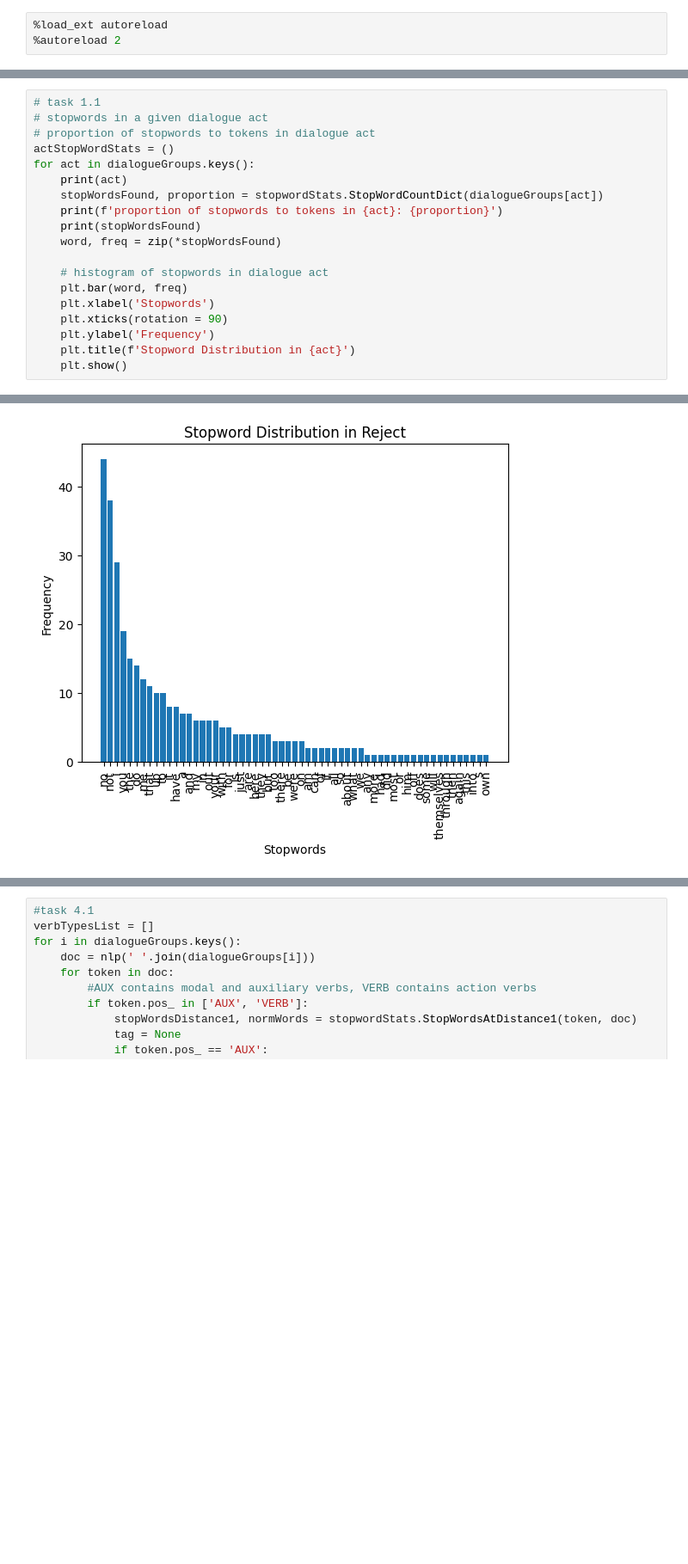
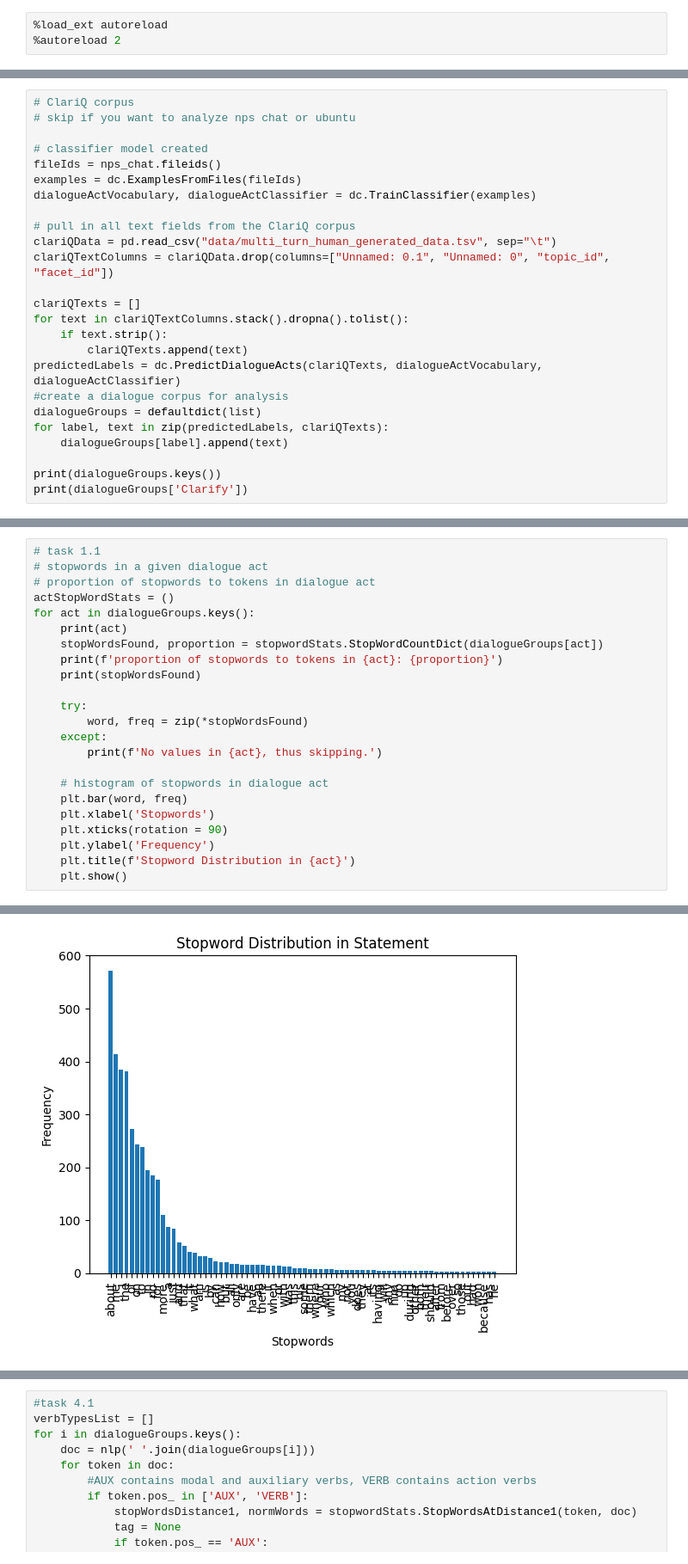
Before and after one commit to NevaEvar/NLP_Final_Project, a Jupyter notebook: Main.ipynb, the cells around one changed output, grey strips where cells are left out. Shown at 86% size. Drawn from its saved outputs; the diff is of its cells as text; blank space fills up the shorter version.

Commit message:
Created a dialogueAct classifier for other datasets. Push contains the accumalitive research and work from the past week.

```diff
--- a/Main.ipynb
+++ b/Main.ipynb
@@ -65,0 +91,25 @@ dict_keys(['Statement', 'Emotion', 'System', 'Greet', 'Accept', 'Reject', 'whQue
+# %%
+# ClariQ corpus
+# skip if you want to analyze nps chat or ubuntu
+
+# classifier model created
+fileIds = nps_chat.fileids()
+examples = dc.ExamplesFromFiles(fileIds)
+dialogueActVocabulary, dialogueActClassifier = dc.TrainClassifier(examples)
+
+# pull in all text fields from the ClariQ corpus
+clariQData = pd.read_csv("data/multi_turn_human_generated_data.tsv", sep="\t")
+clariQTextColumns = clariQData.drop(columns=["Unnamed: 0.1", "Unnamed: 0", "topic_id", "facet_id"])
+
+clariQTexts = []
+for text in clariQTextColumns.stack().dropna().tolist():
+    if text.strip():
+        clariQTexts.append(text)
+predictedLabels = dc.PredictDialogueActs(clariQTexts, dialogueActVocabulary, dialogueActClassifier)
+#create a dialogue corpus for analysis
+dialogueGroups = defaultdict(list)
+for label, text in zip(predictedLabels, clariQTexts):
+    dialogueGroups[label].append(text)
+
+print(dialogueGroups.keys())
+print(dialogueGroups['Clarify'])
@@ -73,7 +126,11 @@ for act in dialogueGroups.keys():
     stopWordsFound, proportion = stopwordStats.StopWordCountDict(dialogueGroups[act])
     print(f'proportion of stopwords to tokens in {act}: {proportion}')
     print(stopWordsFound)
-    word, freq = zip(*stopWordsFound)
+
+    try:
+        word, freq = zip(*stopWordsFound)
+    except:
+        print(f'No values in {act}, thus skipping.')
 
     # histogram of stopwords in dialogue act
     plt.bar(word, freq)
@@ -109 +166 @@ proportion of stopwords to tokens in Reject: 0.3754116355653128
-[figure, old version]
+[figure, new version]
```
Also changed, not shown: parts of 19 cells of this notebook, 2 other files.
